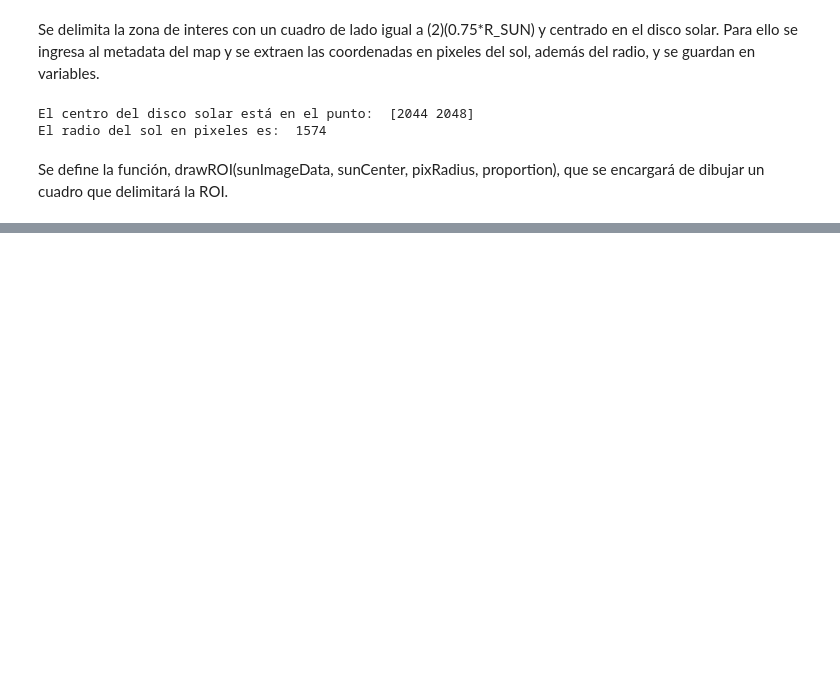
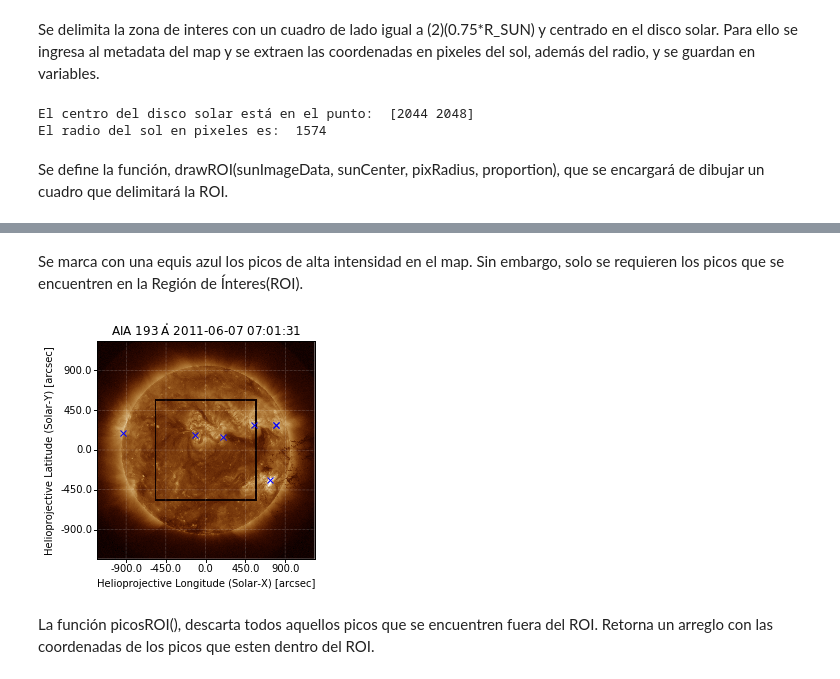
Before and after one commit to fmezacr/phd, a Jupyter notebook: Noviembre/RutinaGeneral.ipynb, the cells around one changed output, grey strips where cells are left out. Saved outputs shown, nothing was run; the diff lists cells and outputs as text; code cells hidden in the pictures; blank space fills up the shorter version.

```diff
--- a/Noviembre/RutinaGeneral.ipynb
+++ b/Noviembre/RutinaGeneral.ipynb
@@ -347,0 +326,4 @@ True
+# %%
+coorPicos = peak_local_max(aiamap.data, min_distance=200, threshold_rel=0.2)
+print('Los puntos de alta intensidad en el map son: \n')
+print (pd.DataFrame(coorPicos))
@@ -348,3 +341,16 @@ True
+# %% [markdown]
+Se marca con una equis azul los picos de alta intensidad en el map. Sin embargo, solo se requieren los picos que se encuentren en la Región de Ínteres(ROI).
+# %%
+hpc_max = aiamap.pixel_to_world(coorPicos[:, 1]*u.pixel, coorPicos[:, 0]*u.pixel)
+fig = plt.figure()
+ax = plt.subplot(projection=aiamap)
+aiamap.plot()
+ax.plot_coord(hpc_max, 'bx')
+plt.show()
+# %% [output]
+[figure, added]
+# %% [markdown]
+La función picosROI(), descarta todos aquellos picos que se encuentren fuera del ROI. Retorna un arreglo con las coordenadas de los picos que esten dentro del ROI.
 # %%
 def picosROI(coordenadasPicos, sunCenter, pixRadius, prop):
     propRadius = int(prop * pixRadius)
```
Also changed, not shown: parts of 26 cells of this notebook, 2 other files.
